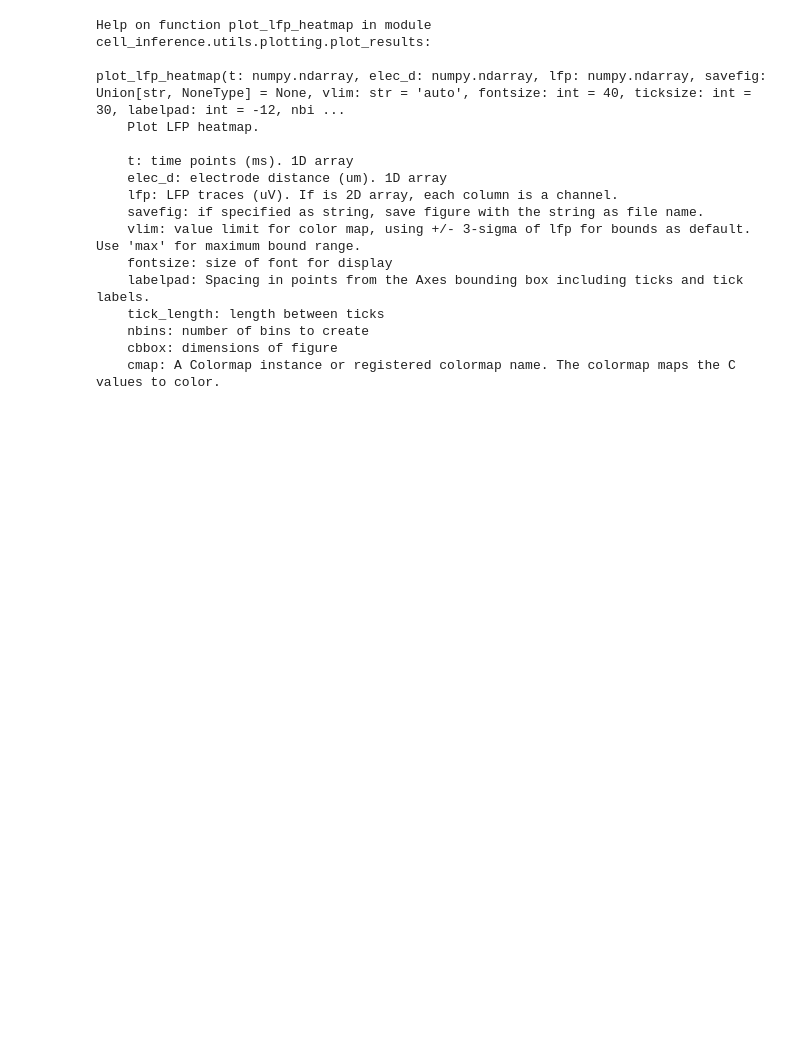
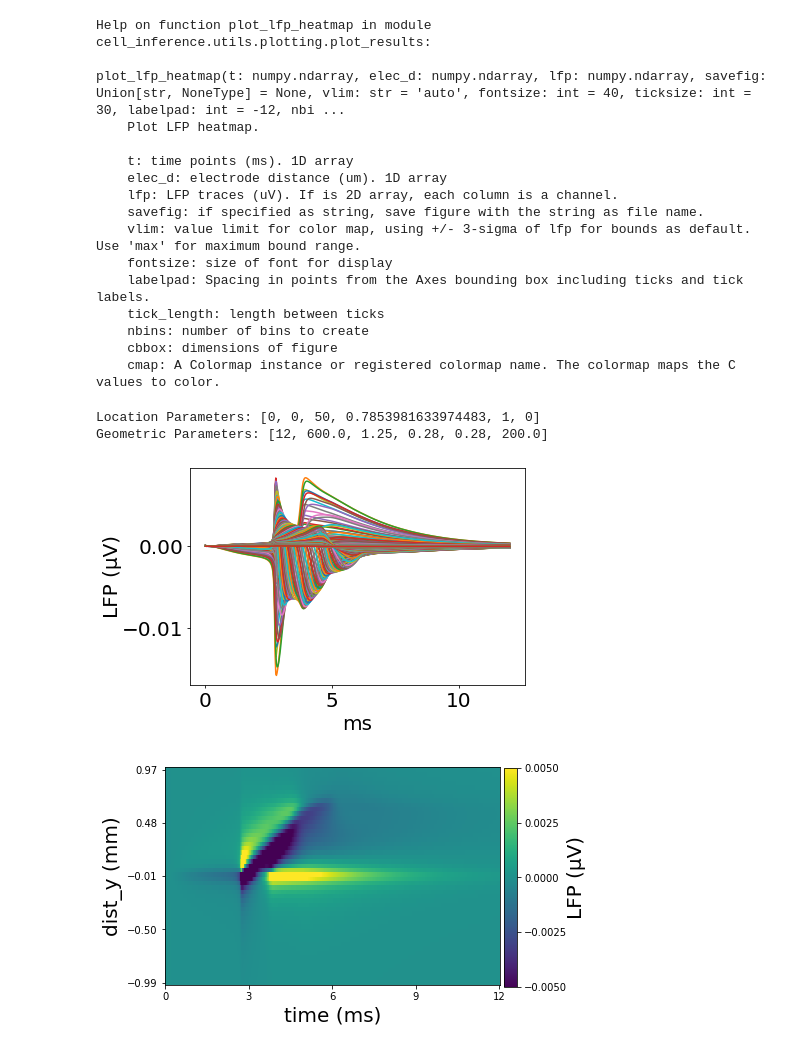
Before and after one commit to chenziao/Stylized-Cell-Inference, a Jupyter notebook: active_cell_sim_lfp_membrane_voltage.ipynb, the cells around one changed output. Cells and saved outputs as stored; diff of their text form; code cells hidden in the pictures; blank space fills up the shorter version.

```diff
--- a/active_cell_sim_lfp_membrane_voltage.ipynb
+++ b/active_cell_sim_lfp_membrane_voltage.ipynb
@@ -228,3 +228,19 @@ plot_lfp_heatmap(t: numpy.ndarray, elec_d: numpy.ndarray, lfp: numpy.ndarray, sa
     nbins: number of bins to create
     cbbox: dimensions of figure
     cmap: A Colormap instance or registered colormap name. The colormap maps the C values to color.
+# %%
+print("Location Parameters: {}".format(loc_param))
+print("Geometric Parameters: {}".format(geo_param))
+
+active_idx = (active_t>=window[0]) & (active_t<=window[1])  # time index
+fig,ax = plot_lfp_traces(active_t[active_idx],active_lfp[active_idx,:],
+                         fontsize=20,labelpad=0,tick_length=3,nbins=5)
+
+fig,ax = plot_lfp_heatmap(active_t[active_idx],params.ELECTRODE_POSITION[e_idx, 1],
+                          active_lfp[active_idx][:, e_idx],vlim=vlim,
+                          fontsize=20,labelpad=0,ticksize=10,nbins=5)
+# %% [output]
+Location Parameters: [0, 0, 50, 0.7853981633974483, 1, 0]
+Geometric Parameters: [12, 600.0, 1.25, 0.28, 0.28, 200.0]
+[figure, added]
+[figure, added]
```
Also changed, not shown: parts of 6 cells of this notebook, 2 other files.
